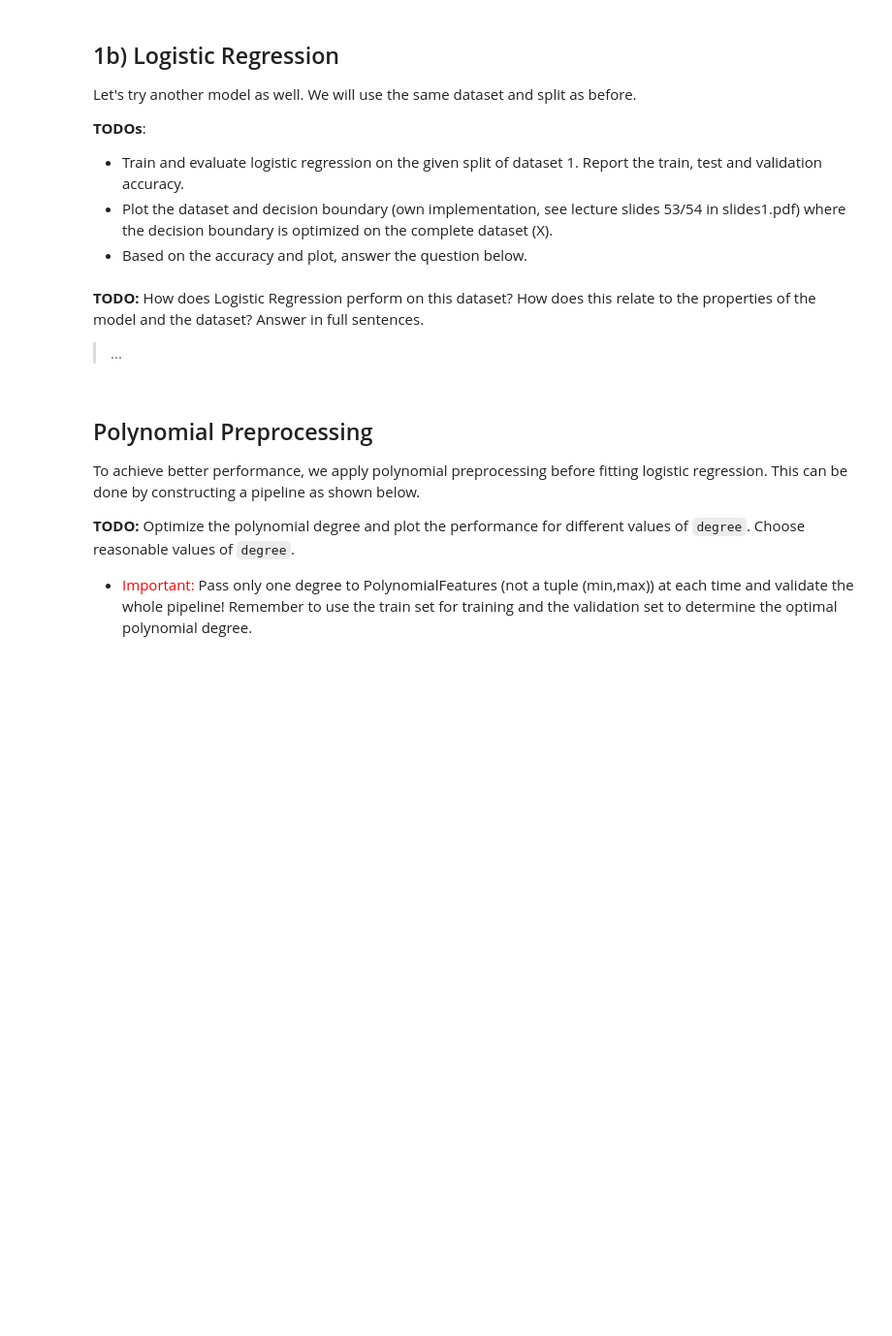
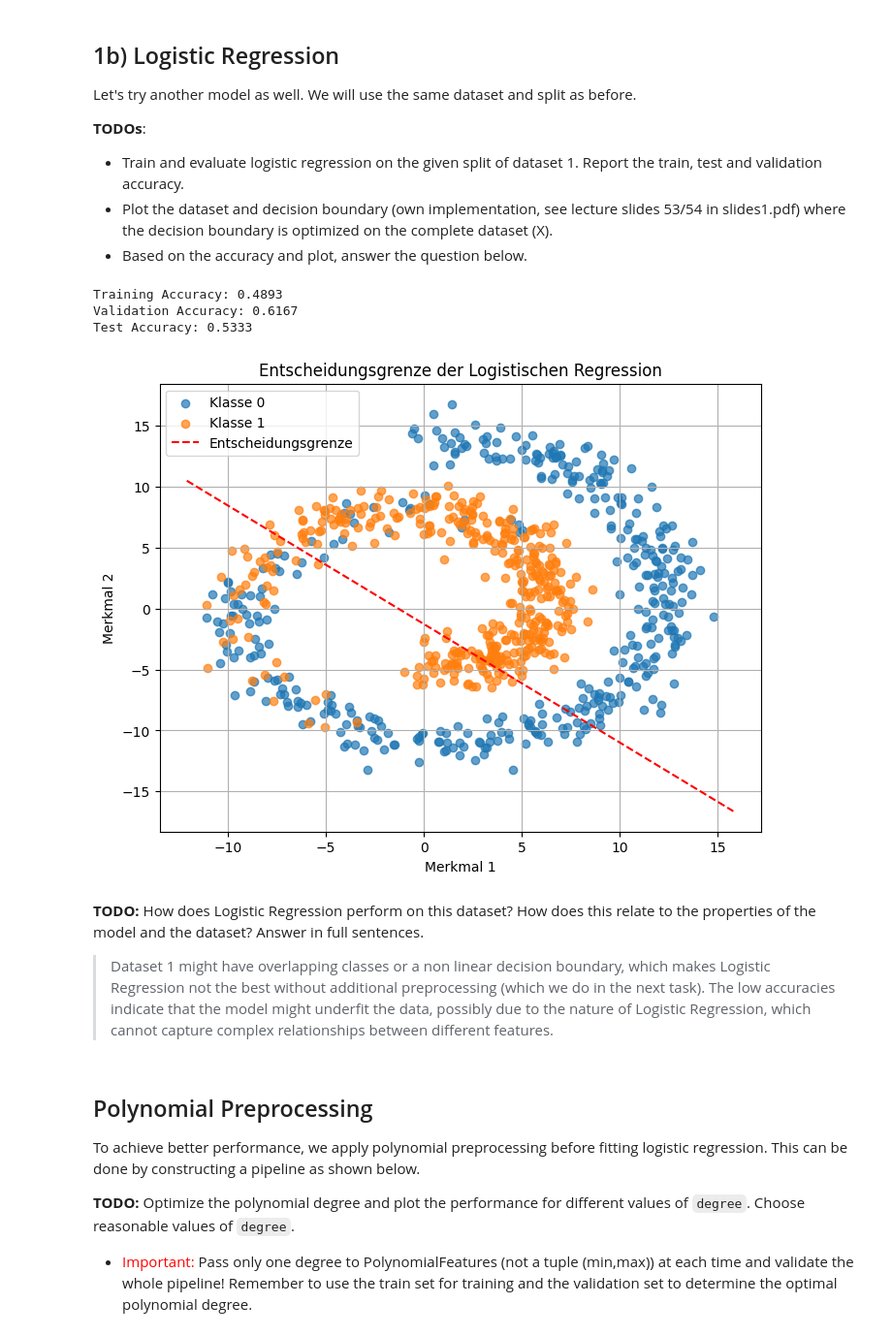
Before and after one commit to PaulS03/Machine_Learning, a Jupyter notebook: project_1/Project1.ipynb, the cells around one changed output. Shown at 97% size. Drawn from its saved outputs; the diff is of its cells as text; code cells hidden in the pictures; blank space fills up the shorter version.

```diff
--- a/project_1/Project1.ipynb
+++ b/project_1/Project1.ipynb
@@ -222,9 +233,47 @@ Let's try another model as well. We will use the same dataset and split as befor
 - Based on the accuracy and plot, answer the question below.
 # %%
 from sklearn.linear_model import LogisticRegression
+# %%
+log_reg = LogisticRegression(max_iter=10000000)
+log_reg.fit(X_train, y_train)
+
+y_train_pred = log_reg.predict(X_train)
+y_val_pred = log_reg.predict(X_val)
+y_test_pred = log_reg.predict(X_test)
+
+print(f"Training Accuracy: {accuracy_score(y_train, y_train_pred):.4f}")
+print(f"Validation Accuracy: {accuracy_score(y_val, y_val_pred):.4f}")
+print(f"Test Accuracy: {accuracy_score(y_test, y_test_pred):.4f}")
+# %% [output]
+Training Accuracy: 0.4893
+Validation Accuracy: 0.6167
+Test Accuracy: 0.5333
+# %%
+plt.figure(figsize=(8, 6))
+for class_value in np.unique(y):
+    plt.scatter(X[y == class_value, 0], X[y == class_value, 1], label=f'Klasse {class_value}', alpha=0.7)
+
+coef = log_reg.coef_[0]
+intercept = log_reg.intercept_
+
+x_values = np.linspace(X[:, 0].min() - 1, X[:, 0].max() + 1, 100)
+
+y_values = -(coef[0] * x_values + intercept) / coef[1]
+
+plt.plot(x_values, y_values, color='red', linestyle='--', label='Entscheidungsgrenze')
+
+plt.xlabel('Merkmal 1')
+plt.ylabel('Merkmal 2')
+plt.title('Entscheidungsgrenze der Logistischen Regression')
+plt.legend()
+plt.grid(True)
+plt.show()
+# %% [output]
+[figure, added]
 # %% [markdown]
 **TODO:** How does Logistic Regression perform on this dataset? How does this relate to the properties of the model and the dataset? Answer in full sentences.
->...
+>Dataset 1 might have overlapping classes or a non linear decision boundary, which makes Logistic Regression not the best without additional preprocessing (which we do in the next task).
+The low accuracies indicate that the model might underfit the data, possibly due to the nature of Logistic Regression, which cannot capture complex relationships between different features.
 # %% [markdown]
 ## Polynomial Preprocessing
 
```
Also changed, not shown: parts of 30 cells of this notebook.
